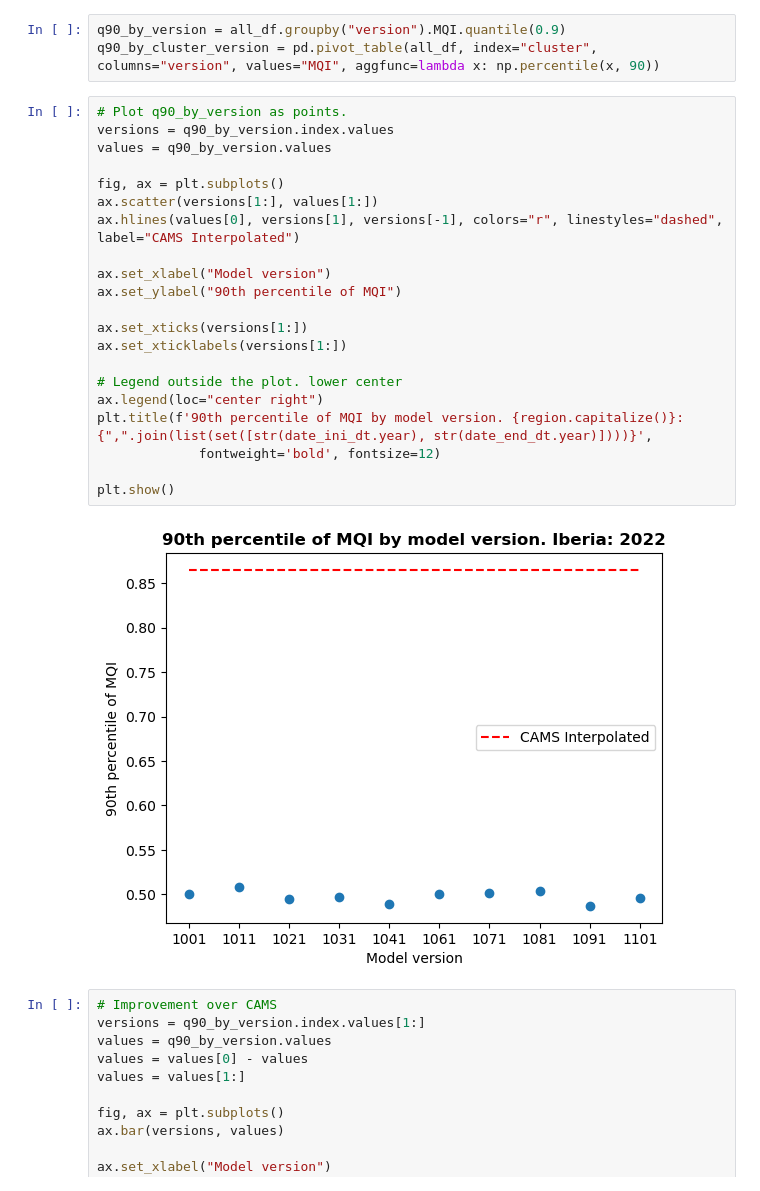
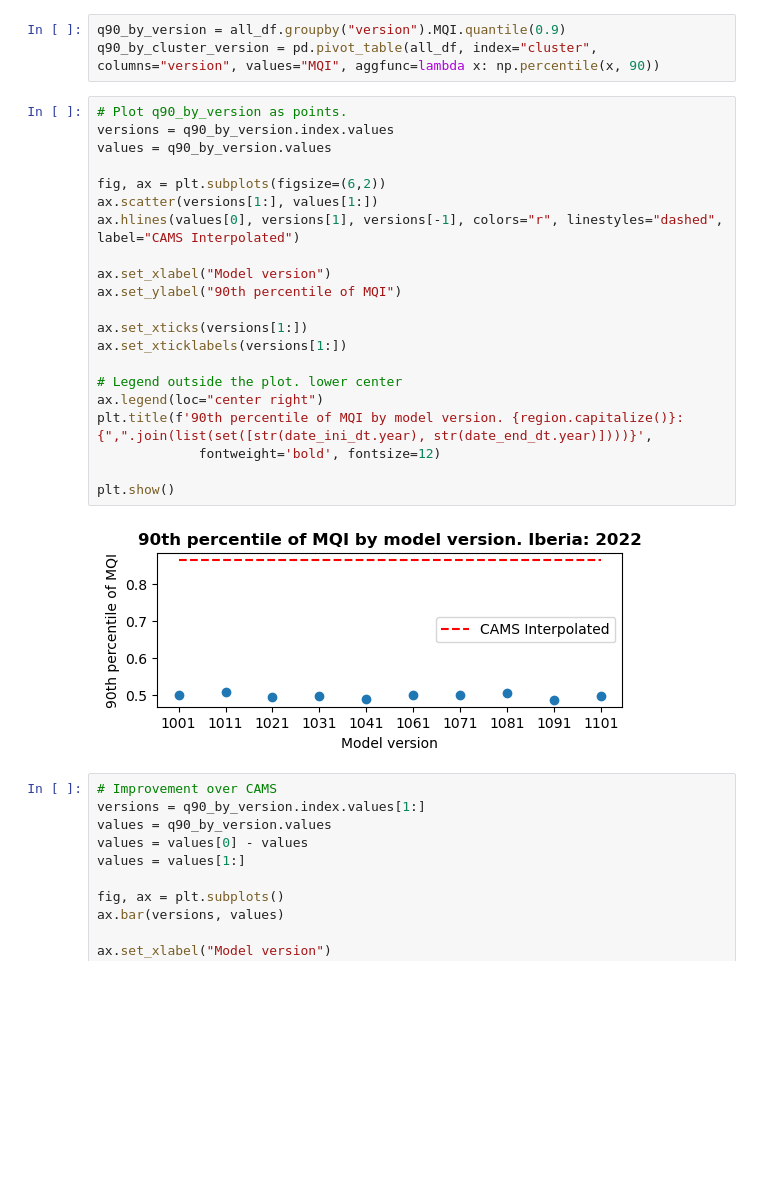
Before and after one commit to ECMWFCode4Earth/cams_downscaling, a Jupyter notebook: validation/analysis.ipynb, the cells around one changed output. Cells and saved outputs as stored; diff of their text form; blank space fills up the shorter version.

```diff
--- a/validation/analysis.ipynb
+++ b/validation/analysis.ipynb
@@ -108,26 +108,26 @@ q90_by_cluster_version = pd.pivot_table(all_df, index="cluster", columns="versio
 # %%
 # Plot q90_by_version as points.
 versions = q90_by_version.index.values
 values = q90_by_version.values
 
-fig, ax = plt.subplots()
+fig, ax = plt.subplots(figsize=(6,2))
 ax.scatter(versions[1:], values[1:])
 ax.hlines(values[0], versions[1], versions[-1], colors="r", linestyles="dashed", label="CAMS Interpolated")
 
 ax.set_xlabel("Model version")
 ax.set_ylabel("90th percentile of MQI")
 
 ax.set_xticks(versions[1:])
 ax.set_xticklabels(versions[1:])
 
 # Legend outside the plot. lower center
 ax.legend(loc="center right")
 plt.title(f'90th percentile of MQI by model version. {region.capitalize()}: {",".join(list(set([str(date_ini_dt.year), str(date_end_dt.year)])))}',
              fontweight='bold', fontsize=12)
 
 plt.show()
 # %% [output]
-[figure, old version]
+[figure, new version]
 # %%
 # Improvement over CAMS
 versions = q90_by_version.index.values[1:]
```
Also changed, not shown: parts of 23 cells of this notebook, 17 other files.
